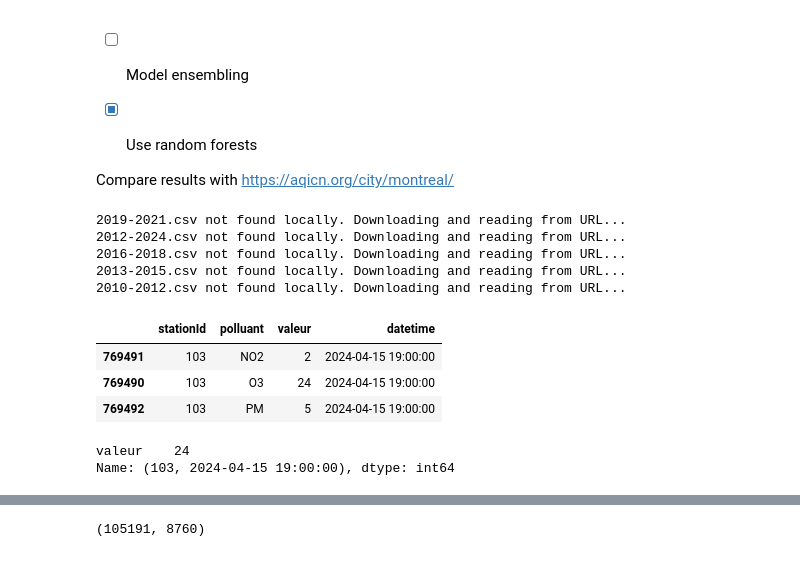
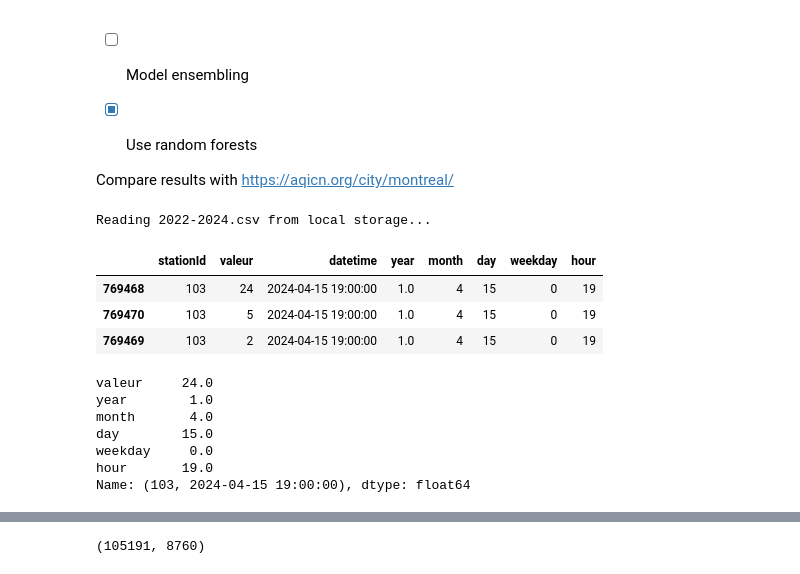
Before and after one commit to Magellol/montreal-aqi-predictions, a Jupyter notebook: index.ipynb, the cells around one changed output, grey strips where cells are left out. Saved outputs shown, nothing was run; the diff lists cells and outputs as text; code cells hidden in the pictures.

Commit message:
Merged external data with AQI dataframe

```diff
--- a/index.ipynb
+++ b/index.ipynb
@@ -26,31 +60,37 @@ def get_csv(url, local_filename):
 # %%
-df1 = get_csv('https://donnees.montreal.ca/dataset/547b8052-1710-4d69-8760-beaa3aa35ec6/resource/0c325562-e742-4e8e-8c36-971f3c9e58cd/download/rsqa-indice-qualite-air-2022-2024.csv', '2019-2021.csv')
-df2 = get_csv('https://donnees.montreal.ca/dataset/547b8052-1710-4d69-8760-beaa3aa35ec6/resource/e43dc1d6-fbdd-49c3-a79f-83f63404c281/download/rsqa-indice-qualite-air-2019-2021.csv', '2012-2024.csv')
-df3 = get_csv("https://donnees.montreal.ca/dataset/547b8052-1710-4d69-8760-beaa3aa35ec6/resource/93a3a88e-97ab-4ab1-813f-5419a1dd330d/download/rsqa-indice-qualite-air-2016-2018.csv", "2016-2018.csv")
-df4 = get_csv("https://donnees.montreal.ca/dataset/547b8052-1710-4d69-8760-beaa3aa35ec6/resource/02cfaf0c-3b46-4dac-bf66-acd2ff47361a/download/rsqa-indice-qualite-air-2013-2015.csv", "2013-2015.csv")
-df5 = get_csv("https://donnees.montreal.ca/dataset/547b8052-1710-4d69-8760-beaa3aa35ec6/resource/6e59c6e9-749b-4237-9c45-5c627be2b7ad/download/rsqa-indice-qualite-air-2010-2012.csv", "2010-2012.csv")
+df1 = get_csv('https://donnees.montreal.ca/dataset/547b8052-1710-4d69-8760-beaa3aa35ec6/resource/0c325562-e742-4e8e-8c36-971f3c9e58cd/download/rsqa-indice-qualite-air-2022-2024.csv', '2022-2024.csv')
+# df2 = get_csv('https://donnees.montreal.ca/dataset/547b8052-1710-4d69-8760-beaa3aa35ec6/resource/e43dc1d6-fbdd-49c3-a79f-83f63404c281/download/rsqa-indice-qualite-air-2019-2021.csv', '2019-2021.csv')
+# df3 = get_csv("https://donnees.montreal.ca/dataset/547b8052-1710-4d69-8760-beaa3aa35ec6/resource/93a3a88e-97ab-4ab1-813f-5419a1dd330d/download/rsqa-indice-qualite-air-2016-2018.csv", "2016-2018.csv")
+# df4 = get_csv("https://donnees.montreal.ca/dataset/547b8052-1710-4d69-8760-beaa3aa35ec6/resource/02cfaf0c-3b46-4dac-bf66-acd2ff47361a/download/rsqa-indice-qualite-air-2013-2015.csv", "2013-2015.csv")
+# df5 = get_csv("https://donnees.montreal.ca/dataset/547b8052-1710-4d69-8760-beaa3aa35ec6/resource/6e59c6e9-749b-4237-9c45-5c627be2b7ad/download/rsqa-indice-qualite-air-2010-2012.csv", "2010-2012.csv")
 # %% [output]
-2019-2021.csv not found locally. Downloading and reading from URL...
-2012-2024.csv not found locally. Downloading and reading from URL...
-2016-2018.csv not found locally. Downloading and reading from URL...
-2013-2015.csv not found locally. Downloading and reading from URL...
-2010-2012.csv not found locally. Downloading and reading from URL...
+Reading 2022-2024.csv from local storage...
 # %%
-df = pd.concat([df1, df2, df3, df4, df5])
+# df = pd.concat([df1, df2, df3, df4, df5])
+df = df1
 # %%
 df['datetime'] = pd.to_datetime(df['date'] + ' ' + df['heure'].astype(str) + ':00:00',
                                 format = '%Y-%m-%d %H:%M:%S',
                                 errors = 'coerce')
-df.drop(["heure", "date", "polluant"], axis=1, inplace=True)
+df.drop(["heure", "polluant", "date"], axis=1, inplace=True)
 df.sort_values("datetime", inplace=True)
+
+df['year'] = df['datetime'].dt.year
+
+# Year has a bigger number range than the rest so we divide it up by its maximum
+df['year'] = df['year'] / df['year'].max()
+df['month'] = df['datetime'].dt.month
+df['day'] = df['datetime'].dt.day
+df['weekday'] = df['datetime'].dt.weekday
+df['hour'] = df['datetime'].dt.hour
 
 # Taking a sample of data for a given datetime and station id
 df[(df["stationId"] == 103) & (df["datetime"] == "2024-04-15 19:00:00")]
 # %% [output]
-|  | stationId | polluant | valeur | datetime |
-| 769491 | 103 | NO2 | 2 | 2024-04-15 19:00:00 |
-| 769490 | 103 | O3 | 24 | 2024-04-15 19:00:00 |
-| 769492 | 103 | PM | 5 | 2024-04-15 19:00:00 |
+|  | stationId | valeur | datetime | year | month | day | weekday | hour |
+| 769468 | 103 | 24 | 2024-04-15 19:00:00 | 1.0 | 4 | 15 | 0 | 19 |
+| 769470 | 103 | 5 | 2024-04-15 19:00:00 | 1.0 | 4 | 15 | 0 | 19 |
+| 769469 | 103 | 2 | 2024-04-15 19:00:00 | 1.0 | 4 | 15 | 0 | 19 |
 # %%
 # the data contains measurements across various stations (spread over the MTL territory).
 # We can take the maximum measurement for a given station for a given datetime (regardless of the pollutant).
@@ -61,6 +101,11 @@ group1_df = df.groupby(['stationId', 'datetime']).max("valeur")
 # Manually verifying the maximum has been taken for a given station id on a given datetime
 group1_df.loc[(103, "2024-04-15 19:00:00")]
 # %% [output]
-valeur    24
-Name: (103, 2024-04-15 19:00:00), dtype: int64
+valeur     24.0
+year        1.0
+month       4.0
+day        15.0
+weekday     0.0
+hour       19.0
+Name: (103, 2024-04-15 19:00:00), dtype: float64
 # %%
```
Also changed, not shown: parts of 8 cells of this notebook.
